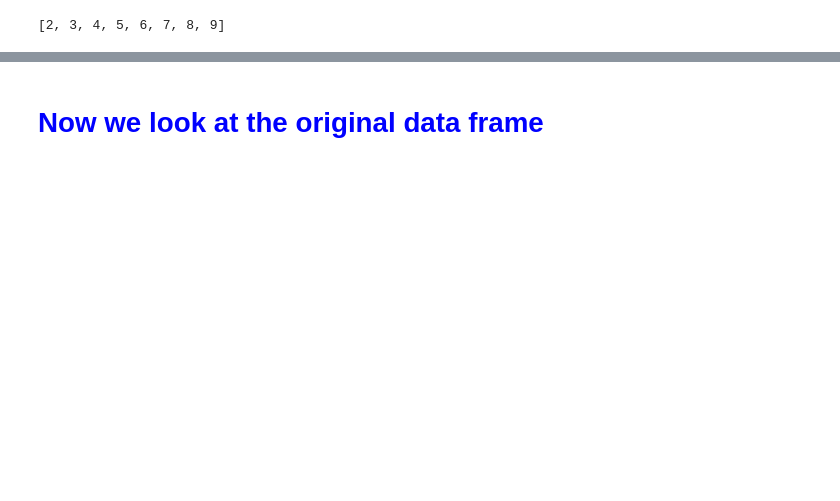
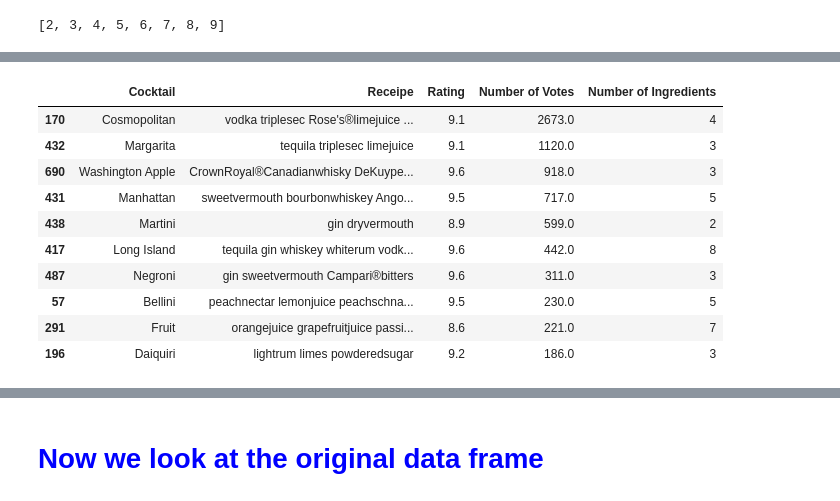
Before and after one commit to saeed44/Cocktail-Recommender, a Jupyter notebook: Cocktail_recom.ipynb, the cells around one changed output, grey strips where cells are left out. Drawn from its saved outputs; the diff is of its cells as text; code cells hidden in the pictures; blank space fills up the shorter version.

```diff
--- a/Cocktail_recom.ipynb
+++ b/Cocktail_recom.ipynb
@@ -178,2 +186,18 @@ dtype: int64
+# %%
+# most used drinks
+
+receipe_df_rate.sort_values(by="Number of Votes", ascending=False).head(10)
+# %% [output]
+|  | Cocktail | Receipe | Rating | Number of Votes | Number of Ingredients |
+| 170 | Cosmopolitan | vodka triplesec Rose's®limejuice ... | 9.1 | 2673.0 | 4 |
+| 432 | Margarita | tequila triplesec limejuice | 9.1 | 1120.0 | 3 |
+| 690 | Washington Apple | CrownRoyal®Canadianwhisky DeKuype... | 9.6 | 918.0 | 3 |
+| 431 | Manhattan | sweetvermouth bourbonwhiskey Ango... | 9.5 | 717.0 | 5 |
+| 438 | Martini | gin dryvermouth | 8.9 | 599.0 | 2 |
+| 417 | Long Island | tequila gin whiskey whiterum vodk... | 9.6 | 442.0 | 8 |
+| 487 | Negroni | gin sweetvermouth Campari®bitters | 9.6 | 311.0 | 3 |
+| 57 | Bellini | peachnectar lemonjuice peachschna... | 9.5 | 230.0 | 5 |
+| 291 | Fruit | orangejuice grapefruitjuice passi... | 8.6 | 221.0 | 7 |
+| 196 | Daiquiri | lightrum limes powderedsugar | 9.2 | 186.0 | 3 |
 # %%
 #look at the rating distribution, (first build a dict to count # of each rating)
```
Also changed, not shown: parts of 36 cells of this notebook.
